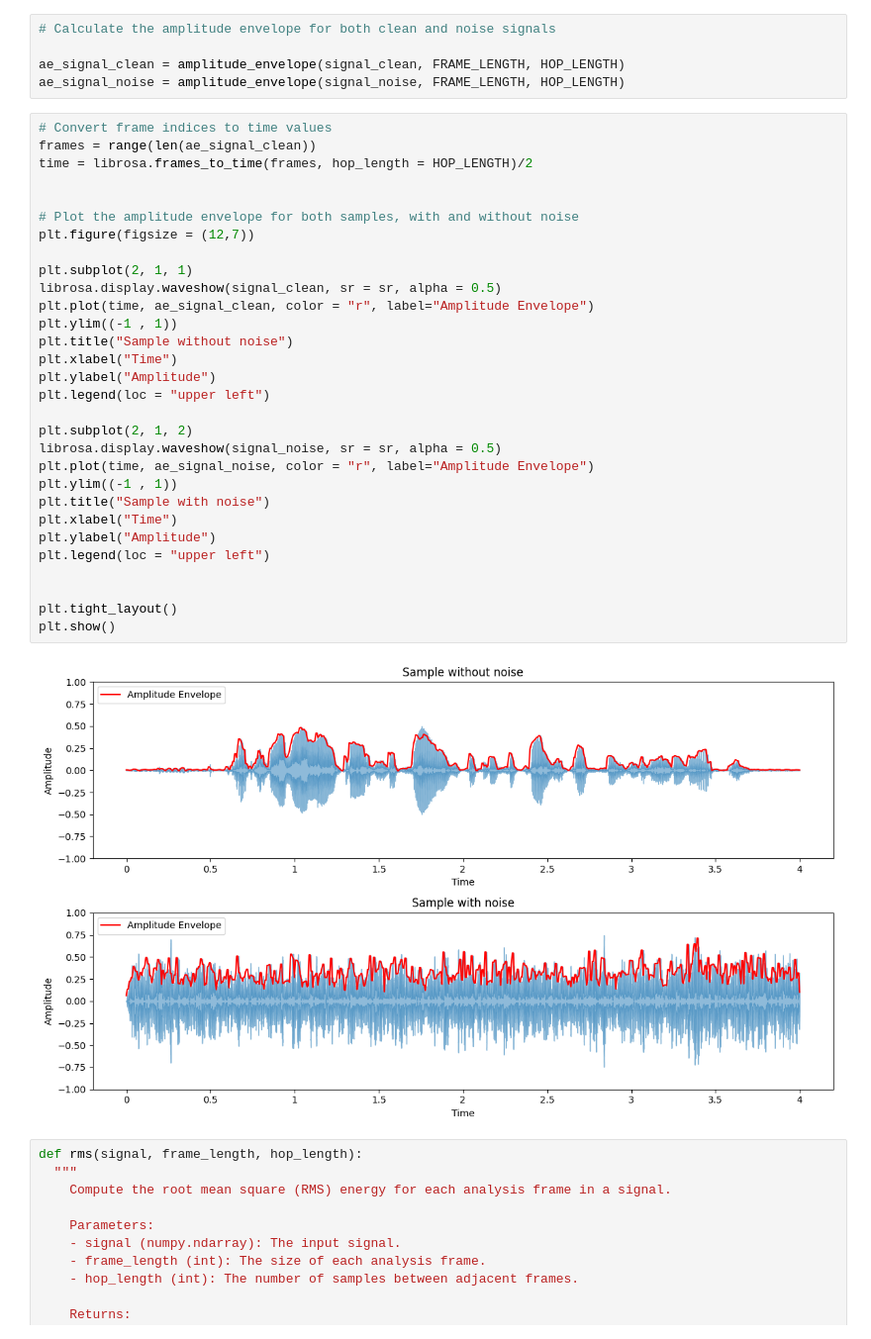
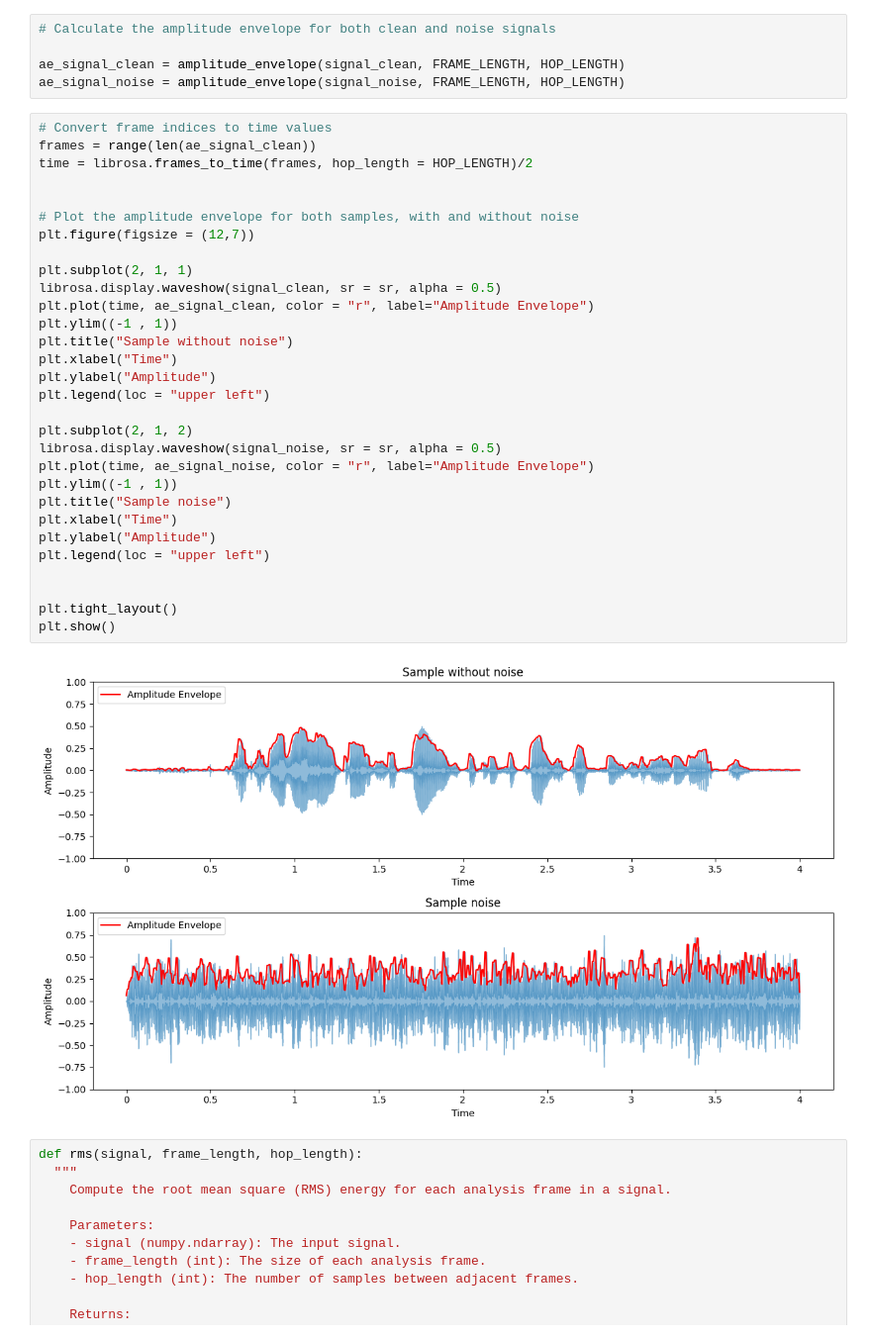
Before and after one commit to MahyarFardin/Deep-white-noise-elimination-using-recurrent-and-convolutional-generative-adversial-networks, a Jupyter notebook: dataset_overview.ipynb, the cells around one changed output. Shown at 99% size. Cells and saved outputs as stored; diff of their text form.

```diff
--- a/dataset_overview.ipynb
+++ b/dataset_overview.ipynb
@@ -99,35 +101,35 @@ ae_signal_noise = amplitude_envelope(signal_noise, FRAME_LENGTH, HOP_LENGTH)
 # %%
 # Convert frame indices to time values
 frames = range(len(ae_signal_clean))
 time = librosa.frames_to_time(frames, hop_length = HOP_LENGTH)/2
 
 
 # Plot the amplitude envelope for both samples, with and without noise
 plt.figure(figsize = (12,7))
 
 plt.subplot(2, 1, 1)
 librosa.display.waveshow(signal_clean, sr = sr, alpha = 0.5)
 plt.plot(time, ae_signal_clean, color = "r", label="Amplitude Envelope")
 plt.ylim((-1 , 1))
 plt.title("Sample without noise")
 plt.xlabel("Time")
 plt.ylabel("Amplitude")
 plt.legend(loc = "upper left")
 
 plt.subplot(2, 1, 2)
 librosa.display.waveshow(signal_noise, sr = sr, alpha = 0.5)
 plt.plot(time, ae_signal_noise, color = "r", label="Amplitude Envelope")
 plt.ylim((-1 , 1))
-plt.title("Sample with noise")
+plt.title("Sample noise")
 plt.xlabel("Time")
 plt.ylabel("Amplitude")
 plt.legend(loc = "upper left")
 
 
 plt.tight_layout()
 plt.show()
 # %% [output]
-[figure, old version]
+[figure, new version]
 # %%
 def rms(signal, frame_length, hop_length):
   """
```
Also changed, not shown: parts of 7 cells of this notebook.
